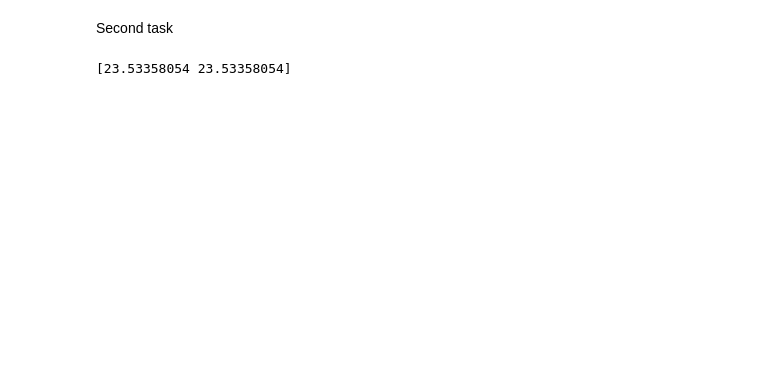
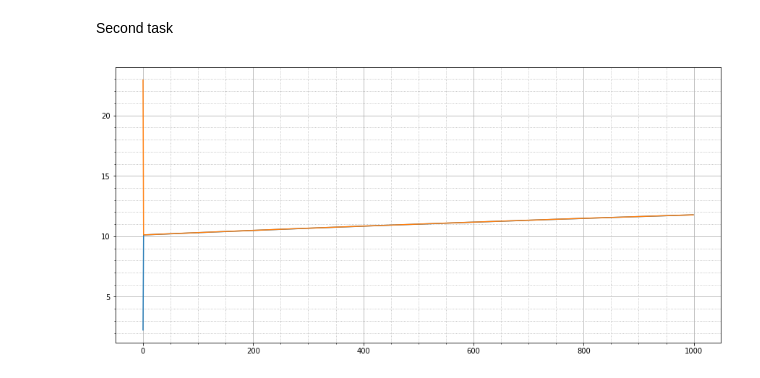
Before and after one commit to KaEuAn/ConvexOptimisationProject, a Jupyter notebook: MethodsOptimisationRealisation.ipynb, the cells around one changed output. Cells and saved outputs as stored; diff of their text form; code cells hidden in the pictures; blank space fills up the shorter version.

```diff
--- a/MethodsOptimisationRealisation.ipynb
+++ b/MethodsOptimisationRealisation.ipynb
@@ -46,30 +50,30 @@ Second task
 # %%
 import numpy as np
 from opt_project import task_2
 from opt_project.methods.first_order_methods import simple_gd
 from opt_project.stop_criterias import iteration_stop_crit
 
 F = np.array([
     [-1, 1],
     [1, -1]
 ])
 g = np.array([1, 1])
 a = np.array([1, 1])
 b = 1
 c = np.array([1, 1])
 d = 1
 
 oracle = task_2.first_order_oracle()
 constraints = task_2.constraints(F, g, a, b, c, d)
 init_point = constraints.initialise()
-criteria = iteration_stop_crit(20000)
+criteria = iteration_stop_crit(1000)
 
 
 gradient_descent_task = simple_gd(oracle, constraints)
 gradient_descent_task.set_init_position(init_point)
 gradient_descent_task.set_alpha(0.5)
 
 result = gradient_descent_task.make(criteria)
-print(result)
+result.Show()
 # %% [output]
-[23.53358054 23.53358054]
+[figure, added]
```
Also changed, not shown: parts of 1 cell of this notebook, 4 other files.
